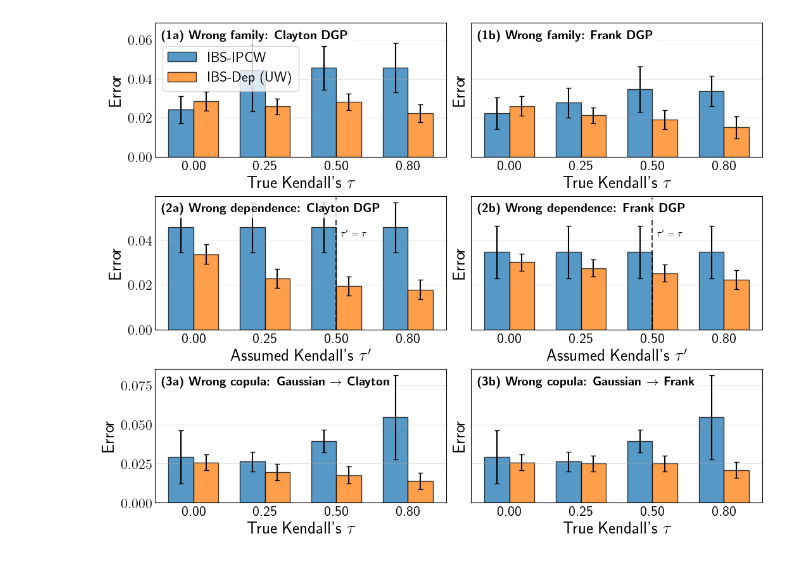
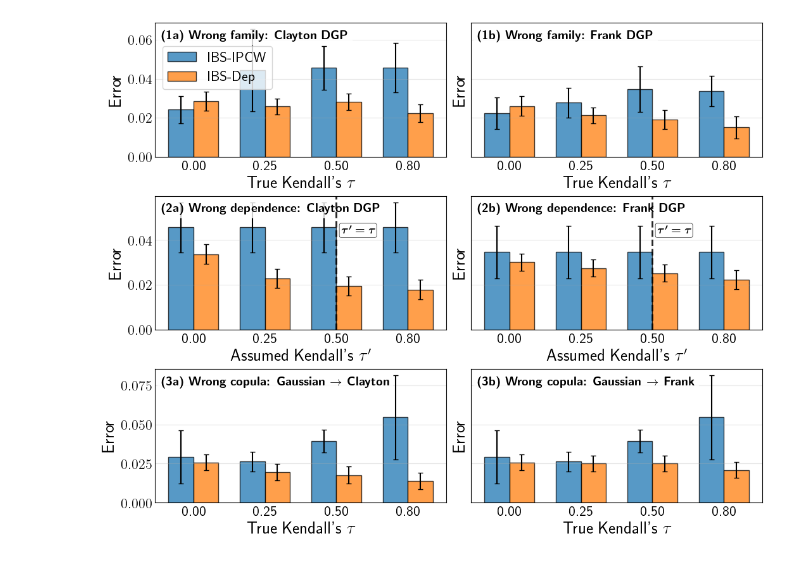
Before and after one commit to thecml/survival-copula, a Jupyter notebook: notebooks/plot_synthetic_wrong_copula.ipynb, the cells around one changed output. Drawn from its saved outputs; the diff is of its cells as text; code cells hidden in the pictures.

Commit message:
Update rank script. Update wrong copula plot

```diff
--- a/notebooks/plot_synthetic_wrong_copula.ipynb
+++ b/notebooks/plot_synthetic_wrong_copula.ipynb
@@ -129,15 +129,32 @@ def plot_metric_panel(ax, sub, title, xlabel, show_legend=False, mark_true_tau=F
         true_tau = 0.5
         if np.any(np.isclose(taus, true_tau)):
             true_idx = int(np.where(np.isclose(taus, true_tau))[0][0])
-            ax.axvline(true_idx, color="black", linestyle="--", linewidth=1.6, alpha=0.75)
+
+            ax.axvline(
+                true_idx,
+                color="black",
+                linestyle="--",
+                linewidth=2.0,
+                alpha=0.85,
+                zorder=5,
+            )
+
             ylim_top = ax.get_ylim()[1]
             ax.text(
-                true_idx + 0.06,
-                ylim_top * 0.75,
-                r"$\tau'=\tau$",
-                fontsize=11,
+                true_idx + 0.07,
+                ylim_top * 0.78,
+                r"$\boldsymbol{\tau'=\tau}$",
+                fontsize=13,
                 va="top",
                 ha="left",
+                bbox=dict(
+                    facecolor="white",
+                    edgecolor="black",
+                    linewidth=0.5,
+                    alpha=0.88,
+                    boxstyle="round,pad=0.18",
+                ),
+                zorder=6,
             )
 
     ax.text(
@@ -225,31 +242,31 @@ plot_metric_panel(
     r"\textbf{(2b) Wrong dependence: Frank DGP}",
     r"Assumed Kendall's $\tau'$",
     show_legend=False,
     mark_true_tau=True,
 )
 
 # Row 3: wrong copula
 plot_metric_panel(
     axs[2, 0],
     get_sub("gaussian", "gaussian", assumed_copula="clayton"),
     r"\textbf{(3a) Wrong copula: Gaussian $\rightarrow$ Clayton}",
     r"True Kendall's $\tau$",
     show_legend=False,
 )
 
 plot_metric_panel(
     axs[2, 1],
     get_sub("gaussian", "gaussian", assumed_copula="frank"),
     r"\textbf{(3b) Wrong copula: Gaussian $\rightarrow$ Frank}",
     r"True Kendall's $\tau$",
     show_legend=False,
 )
 
 plt.savefig(
     f"{cfg.PLOTS_DIR}/synthetic_wrong_copula.pdf",
     format="pdf",
     bbox_inches="tight",
 )
 plt.show()
 # %% [output]
-[figure, old version]
+[figure, new version]
```
Also changed, not shown: 1 other file.
